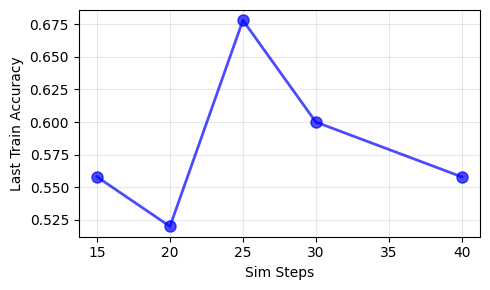
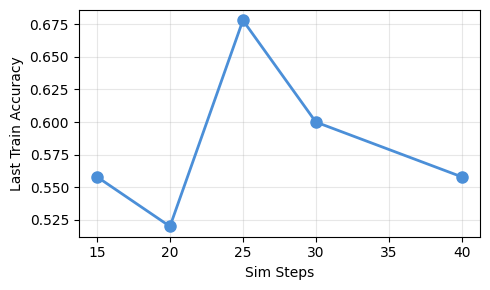
Code edit (unified diff) that turned the first committed figure into the second:
--- before
+++ after
@@ -3,4 +3,6 @@
 from pathlib import Path
 from glob import glob
+
+from colors import colors
 
 # 2D line plot of last train accuracy vs sim_steps, with highest accuracy file details
@@ -42,5 +44,5 @@
 
 plt.figure(figsize=(5, 3))
-plt.plot(sim_steps_vals, accuracies, marker='o', linewidth=2, markersize=8, color='blue', alpha=0.7)
+plt.plot(sim_steps_vals, accuracies, marker='o', linewidth=2, markersize=8, color=colors.accuracy)
 plt.xlabel('Sim Steps')
 plt.ylabel('Last Train Accuracy')

Commit: upd